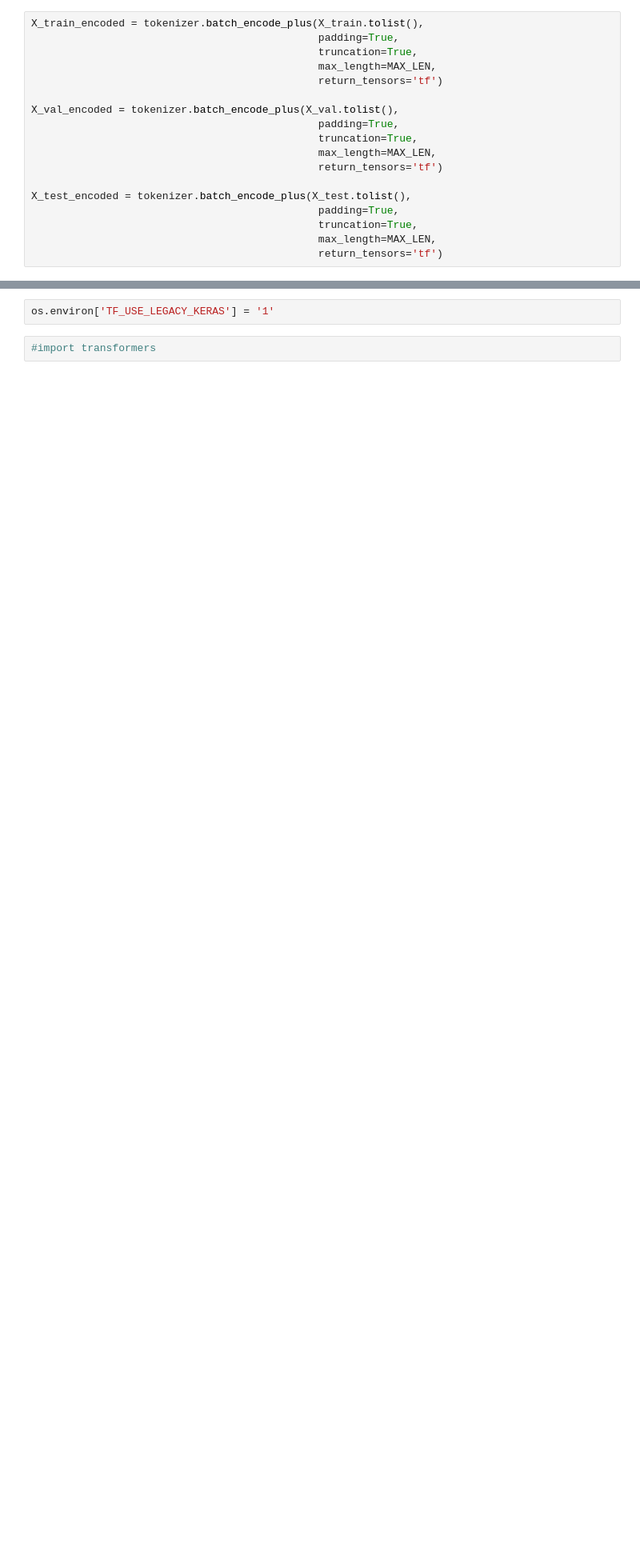
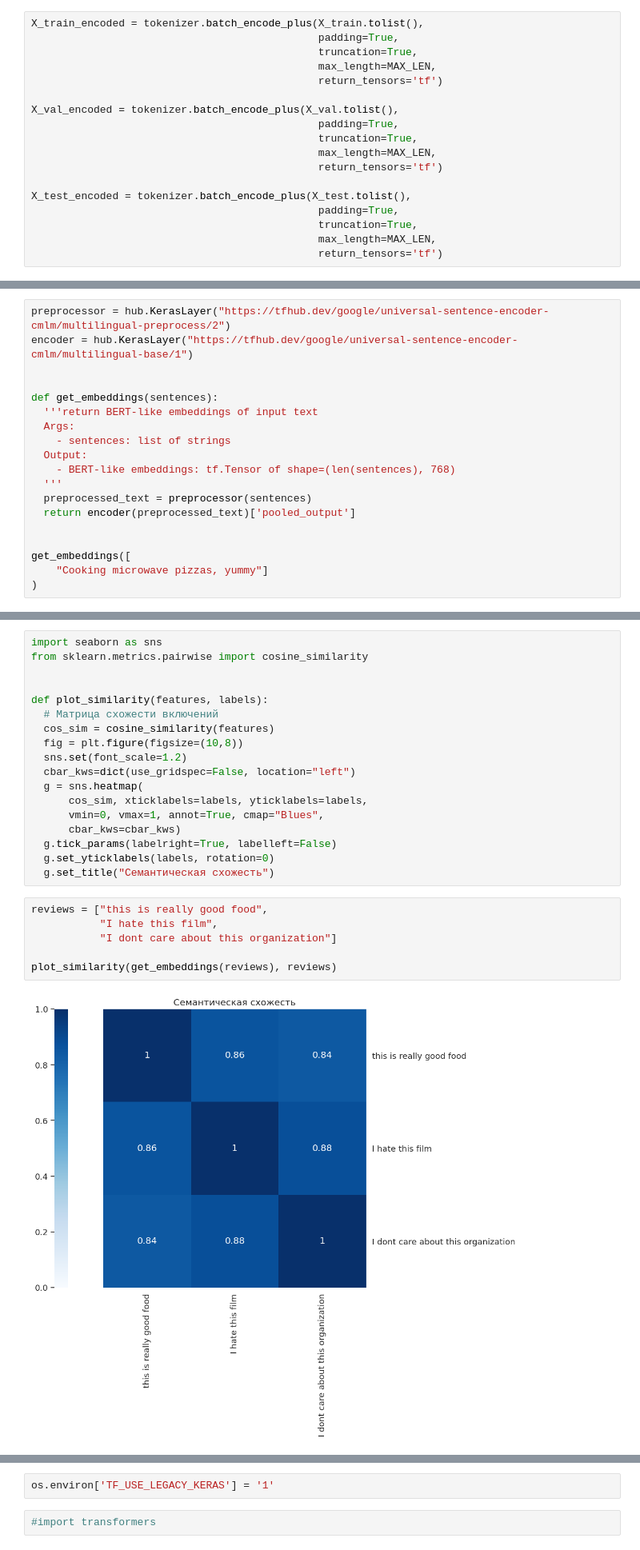
Before and after one commit to AliyaBadmaeva/PDP, a Jupyter notebook: Badmaeva_A_A__PDP.ipynb, the cells around one changed output, grey strips where cells are left out. Shown at 80% size. Drawn from its saved outputs; the diff is of its cells as text; blank space fills up the shorter version.

Commit message:
Добавила функцию вычисления семантической схожести и эмбеддингов. Падает с ошибкой при компиляции модели.

```diff
--- a/Badmaeva_A_A__PDP.ipynb
+++ b/Badmaeva_A_A__PDP.ipynb
@@ -462,0 +607,19 @@ X_test_encoded = tokenizer.batch_encode_plus(X_test.tolist(),
+# %%
+preprocessor = hub.KerasLayer("https://tfhub.dev/google/universal-sentence-encoder-cmlm/multilingual-preprocess/2")
+encoder = hub.KerasLayer("https://tfhub.dev/google/universal-sentence-encoder-cmlm/multilingual-base/1")
+
+
+def get_embeddings(sentences):
+  '''return BERT-like embeddings of input text
+  Args:
+    - sentences: list of strings
+  Output:
+    - BERT-like embeddings: tf.Tensor of shape=(len(sentences), 768)
+  '''
+  preprocessed_text = preprocessor(sentences)
+  return encoder(preprocessed_text)['pooled_output']
+
+
+get_embeddings([
+    "Cooking microwave pizzas, yummy"]
+)
@@ -462,0 +644,26 @@ X_test_encoded = tokenizer.batch_encode_plus(X_test.tolist(),
+# %%
+import seaborn as sns
+from sklearn.metrics.pairwise import cosine_similarity
+
+
+def plot_similarity(features, labels):
+  # Матрица схожести включений
+  cos_sim = cosine_similarity(features)
+  fig = plt.figure(figsize=(10,8))
+  sns.set(font_scale=1.2)
+  cbar_kws=dict(use_gridspec=False, location="left")
+  g = sns.heatmap(
+      cos_sim, xticklabels=labels, yticklabels=labels,
+      vmin=0, vmax=1, annot=True, cmap="Blues",
+      cbar_kws=cbar_kws)
+  g.tick_params(labelright=True, labelleft=False)
+  g.set_yticklabels(labels, rotation=0)
+  g.set_title("Семантическая схожесть")
+# %%
+reviews = ["this is really good food",
+           "I hate this film",
+           "I dont care about this organization"]
+
+plot_similarity(get_embeddings(reviews), reviews)
+# %% [output]
+[figure, added]
```
Also changed, not shown: parts of 19 cells of this notebook.
